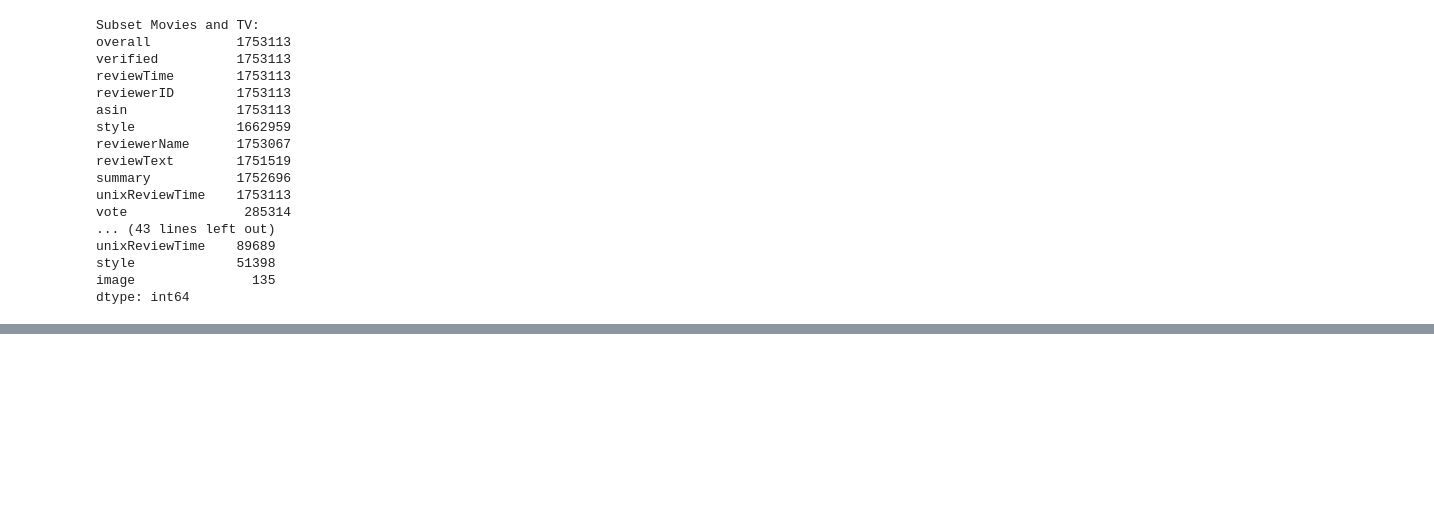
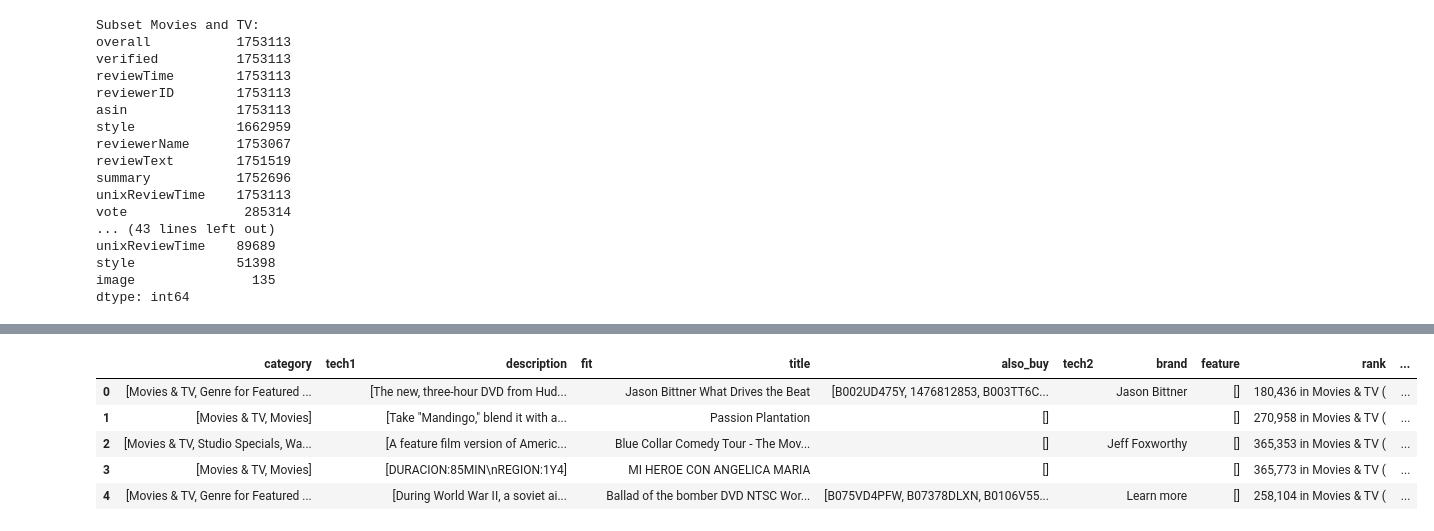
Before and after one commit to Mr-Dheer/A-llmRec-my-code, a Jupyter notebook: temp/reading_data.ipynb, the cells around one changed output, grey strips where cells are left out. Cells and saved outputs as stored; diff of their text form; code cells hidden in the pictures; blank space fills up the shorter version.

```diff
--- a/temp/reading_data.ipynb
+++ b/temp/reading_data.ipynb
@@ -165,0 +163,9 @@ The JSON file contains 40753 records.
+# %%
+df_meta_movies.head()
+# %% [output]
+|  | category | tech1 | description | fit | title | also_buy | tech2 | brand | feature | rank | ... |
+| 0 | [Movies & TV, Genre for Featured ... |  | [The new, three-hour DVD from Hud... |  | Jason Bittner What Drives the Beat | [B002UD475Y, 1476812853, B003TT6C... |  | Jason Bittner | [] | 180,436 in Movies & TV ( | ... |
+| 1 | [Movies & TV, Movies] |  | [Take "Mandingo," blend it with a... |  | Passion Plantation | [] |  |  | [] | 270,958 in Movies & TV ( | ... |
+| 2 | [Movies & TV, Studio Specials, Wa... |  | [A feature film version of Americ... |  | Blue Collar Comedy Tour - The Mov... | [] |  | Jeff Foxworthy | [] | 365,353 in Movies & TV ( | ... |
+| 3 | [Movies & TV, Movies] |  | [DURACION:85MIN\nREGION:1Y4] |  | MI HEROE CON ANGELICA MARIA | [] |  |  | [] | 365,773 in Movies & TV ( | ... |
+| 4 | [Movies & TV, Genre for Featured ... |  | [During World War II, a soviet ai... |  | Ballad of the bomber DVD NTSC Wor... | [B075VD4PFW, B07378DLXN, B0106V55... |  | Learn more | [] | 258,104 in Movies & TV ( | ... |
```
Also changed, not shown: parts of 8 cells of this notebook.
